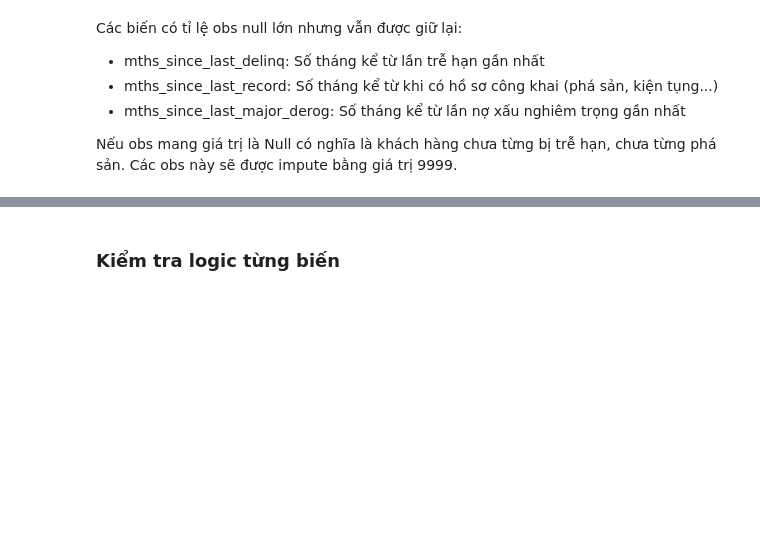
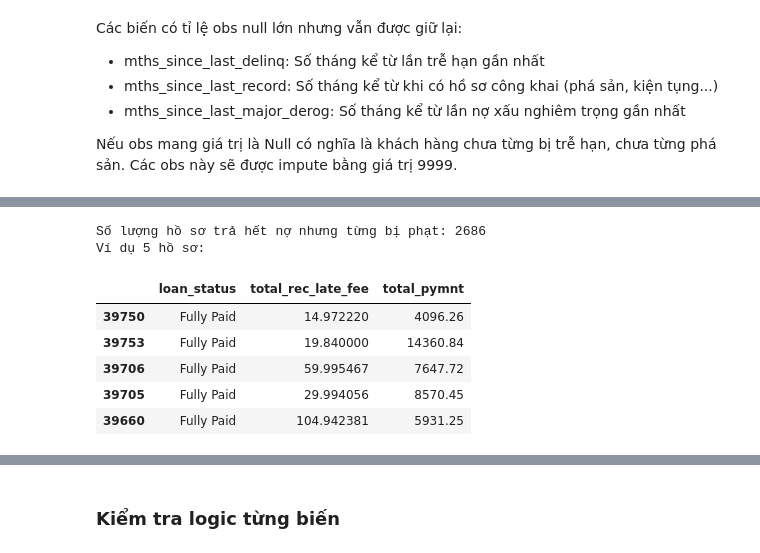
Before and after one commit to ToanNguyn/Khoa-luan, a Jupyter notebook: PD_preprocessing.ipynb, the cells around one changed output, grey strips where cells are left out. Cells and saved outputs as stored; diff of their text form; code cells hidden in the pictures; blank space fills up the shorter version.

```diff
--- a/PD_preprocessing.ipynb
+++ b/PD_preprocessing.ipynb
@@ -405,0 +466,16 @@ display(missing_data[missing_data['Total Null'] > 0])
+# %%
+# Lọc ra những người ĐÃ TRẢ HẾT NỢ (Good) nhưng VẪN MẤT PHÍ PHẠT
+good_but_late = df[(df['loan_status'] == 'Fully Paid') & (df['total_rec_late_fee'] > 0)]
+
+print(f"Số lượng hồ sơ trả hết nợ nhưng từng bị phạt: {len(good_but_late)}")
+print("Ví dụ 5 hồ sơ:")
+display(good_but_late[['loan_status', 'total_rec_late_fee', 'total_pymnt']].head())
+# %% [output]
+Số lượng hồ sơ trả hết nợ nhưng từng bị phạt: 2686
+Ví dụ 5 hồ sơ:
+|  | loan_status | total_rec_late_fee | total_pymnt |
+| 39750 | Fully Paid | 14.972220 | 4096.26 |
+| 39753 | Fully Paid | 19.840000 | 14360.84 |
+| 39706 | Fully Paid | 59.995467 | 7647.72 |
+| 39705 | Fully Paid | 29.994056 | 8570.45 |
+| 39660 | Fully Paid | 104.942381 | 5931.25 |
```
Also changed, not shown: parts of 52 cells of this notebook.
